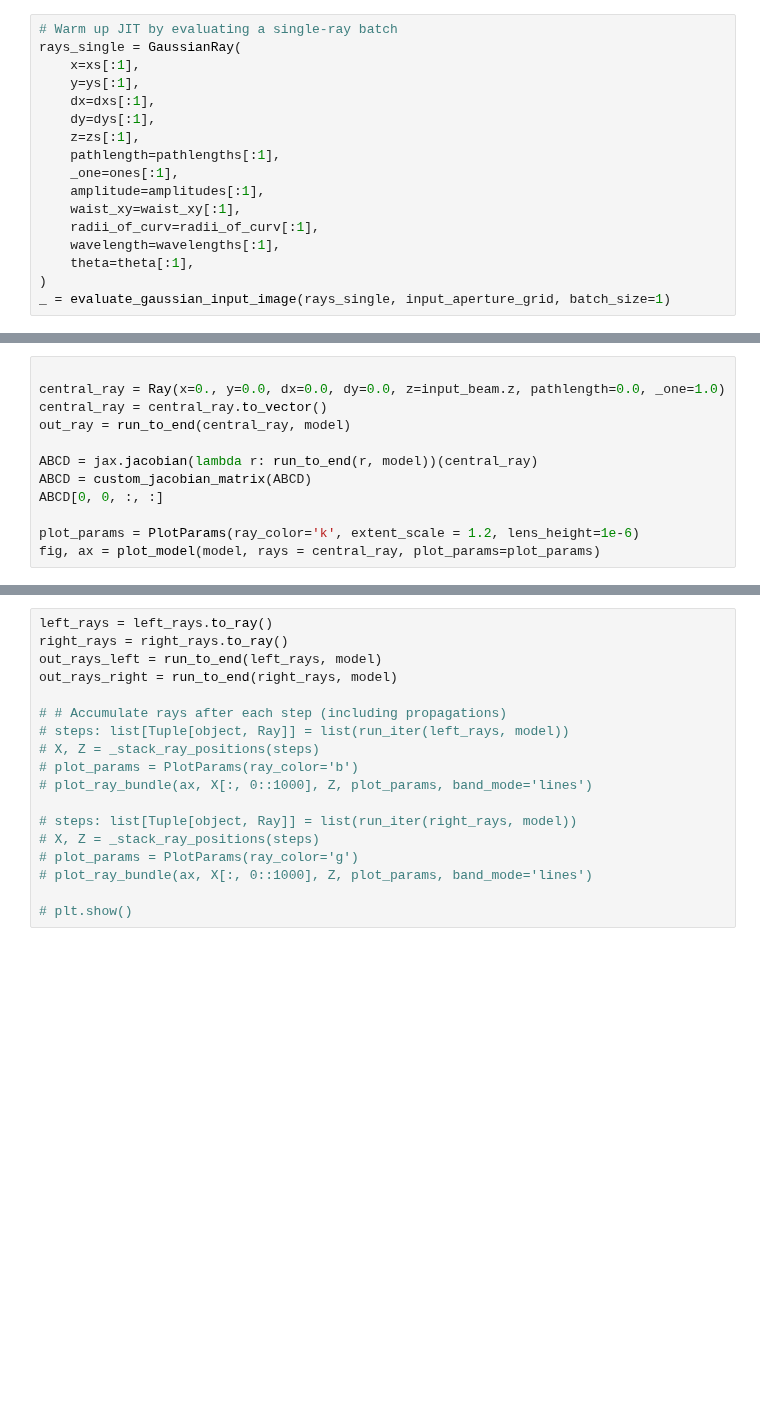
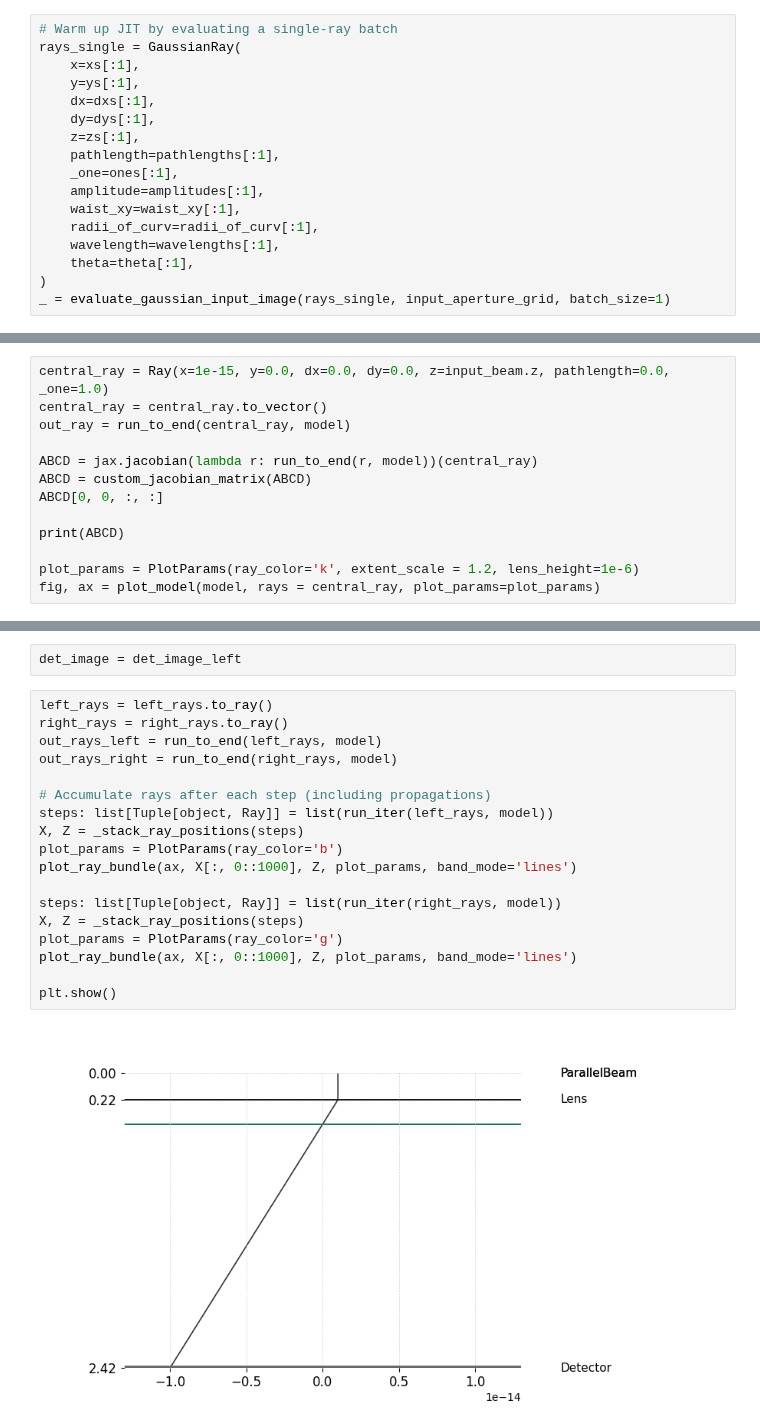
Before and after one commit to TemGym/TemGymCore, a Jupyter notebook: examples/biprism.ipynb, the cells around one changed output, grey strips where cells are left out. Cells and saved outputs as stored; diff of their text form; blank space fills up the shorter version.

```diff
--- a/examples/biprism.ipynb
+++ b/examples/biprism.ipynb
@@ -134,6 +197,5 @@ model = [
 # %%
-
-central_ray = Ray(x=0., y=0.0, dx=0.0, dy=0.0, z=input_beam.z, pathlength=0.0, _one=1.0)
+central_ray = Ray(x=1e-15, y=0.0, dx=0.0, dy=0.0, z=input_beam.z, pathlength=0.0, _one=1.0)
 central_ray = central_ray.to_vector()
 out_ray = run_to_end(central_ray, model)
 
@@ -141,6 +203,8 @@ ABCD = jax.jacobian(lambda r: run_to_end(r, model))(central_ray)
 ABCD = custom_jacobian_matrix(ABCD)
 ABCD[0, 0, :, :]
 
+print(ABCD)
+
 plot_params = PlotParams(ray_color='k', extent_scale = 1.2, lens_height=1e-6)
 fig, ax = plot_model(model, rays = central_ray, plot_params=plot_params)
 # %% [output]
@@ -184,21 +252,25 @@ det_image = det_image_left + det_image_right
+# %%
+det_image = det_image_left
 # %%
 left_rays = left_rays.to_ray()
 right_rays = right_rays.to_ray()
 out_rays_left = run_to_end(left_rays, model)
 out_rays_right = run_to_end(right_rays, model)
 
-# # Accumulate rays after each step (including propagations)
-# steps: list[Tuple[object, Ray]] = list(run_iter(left_rays, model))
-# X, Z = _stack_ray_positions(steps)
-# plot_params = PlotParams(ray_color='b')
-# plot_ray_bundle(ax, X[:, 0::1000], Z, plot_params, band_mode='lines')
+# Accumulate rays after each step (including propagations)
+steps: list[Tuple[object, Ray]] = list(run_iter(left_rays, model))
+X, Z = _stack_ray_positions(steps)
+plot_params = PlotParams(ray_color='b')
+plot_ray_bundle(ax, X[:, 0::1000], Z, plot_params, band_mode='lines')
 
-# steps: list[Tuple[object, Ray]] = list(run_iter(right_rays, model))
-# X, Z = _stack_ray_positions(steps)
-# plot_params = PlotParams(ray_color='g')
-# plot_ray_bundle(ax, X[:, 0::1000], Z, plot_params, band_mode='lines')
+steps: list[Tuple[object, Ray]] = list(run_iter(right_rays, model))
+X, Z = _stack_ray_positions(steps)
+plot_params = PlotParams(ray_color='g')
+plot_ray_bundle(ax, X[:, 0::1000], Z, plot_params, band_mode='lines')
 
-# plt.show()
+plt.show()
+# %% [output]
+[figure, added]
 # %%
 fig, ax = plt.subplots(1, 1, figsize=(8, 4))
 img = np.abs(det_image)
```
Also changed, not shown: parts of 10 cells of this notebook, 6 other files.
